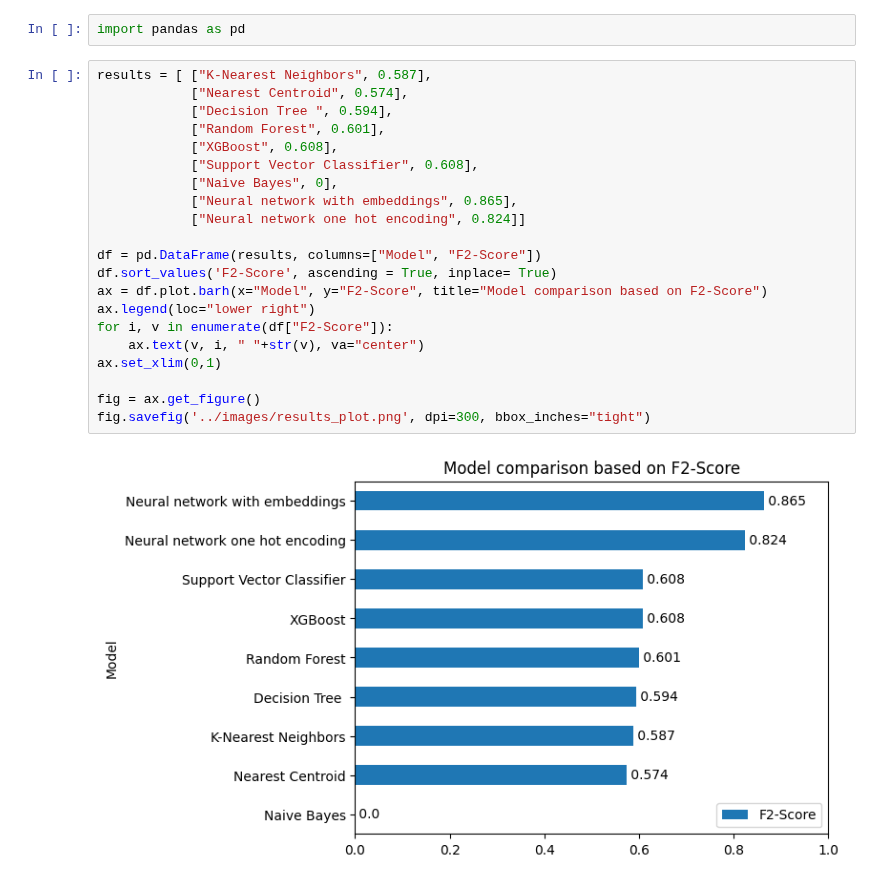
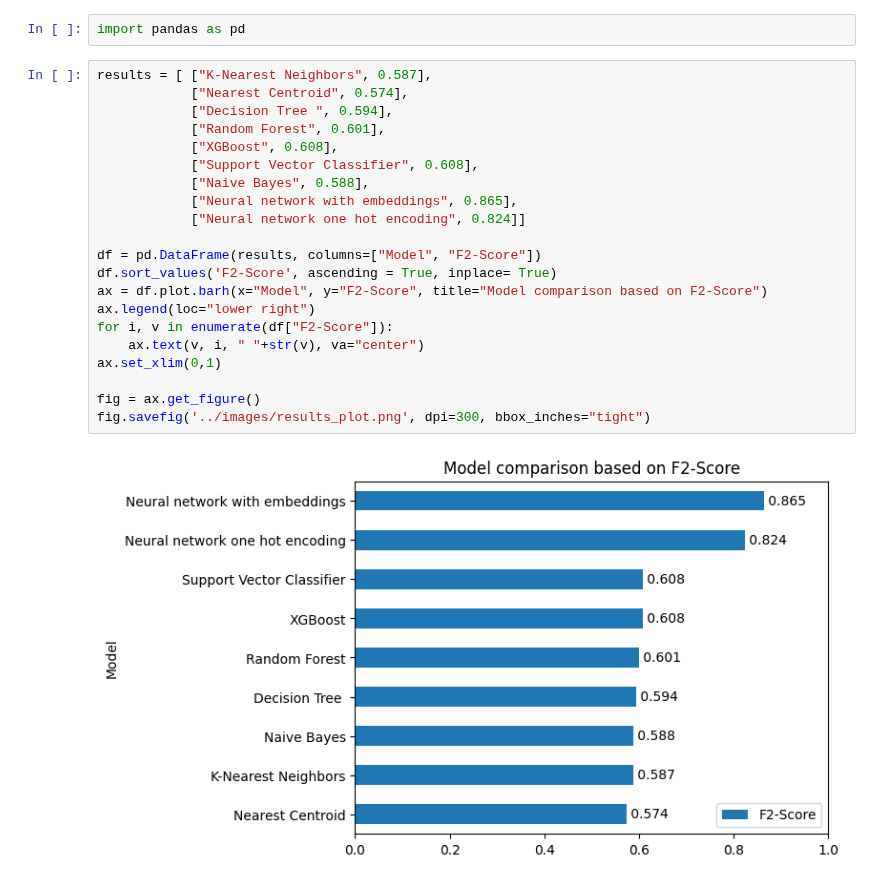
Before and after one commit to medplot/data-mining-project, a Jupyter notebook: jupyter_notebooks/results_plot.ipynb, the cells around one changed output. Cells and saved outputs as stored; diff of their text form.

Commit message:
add naive bayes results

```diff
--- a/jupyter_notebooks/results_plot.ipynb
+++ b/jupyter_notebooks/results_plot.ipynb
@@ -3,23 +3,23 @@ import pandas as pd
 # %%
 results = [ ["K-Nearest Neighbors", 0.587],
             ["Nearest Centroid", 0.574],
             ["Decision Tree ", 0.594],
             ["Random Forest", 0.601],
             ["XGBoost", 0.608],
             ["Support Vector Classifier", 0.608],
-            ["Naive Bayes", 0],
+            ["Naive Bayes", 0.588],
             ["Neural network with embeddings", 0.865],
             ["Neural network one hot encoding", 0.824]]
 
 df = pd.DataFrame(results, columns=["Model", "F2-Score"])
 df.sort_values('F2-Score', ascending = True, inplace= True)
 ax = df.plot.barh(x="Model", y="F2-Score", title="Model comparison based on F2-Score")
 ax.legend(loc="lower right")
 for i, v in enumerate(df["F2-Score"]):
     ax.text(v, i, " "+str(v), va="center")
 ax.set_xlim(0,1)
 
 fig = ax.get_figure()
 fig.savefig('../images/results_plot.png', dpi=300, bbox_inches="tight")
 # %% [output]
-[figure, old version]
+[figure, new version]
```
Also changed, not shown: 1 other file.
